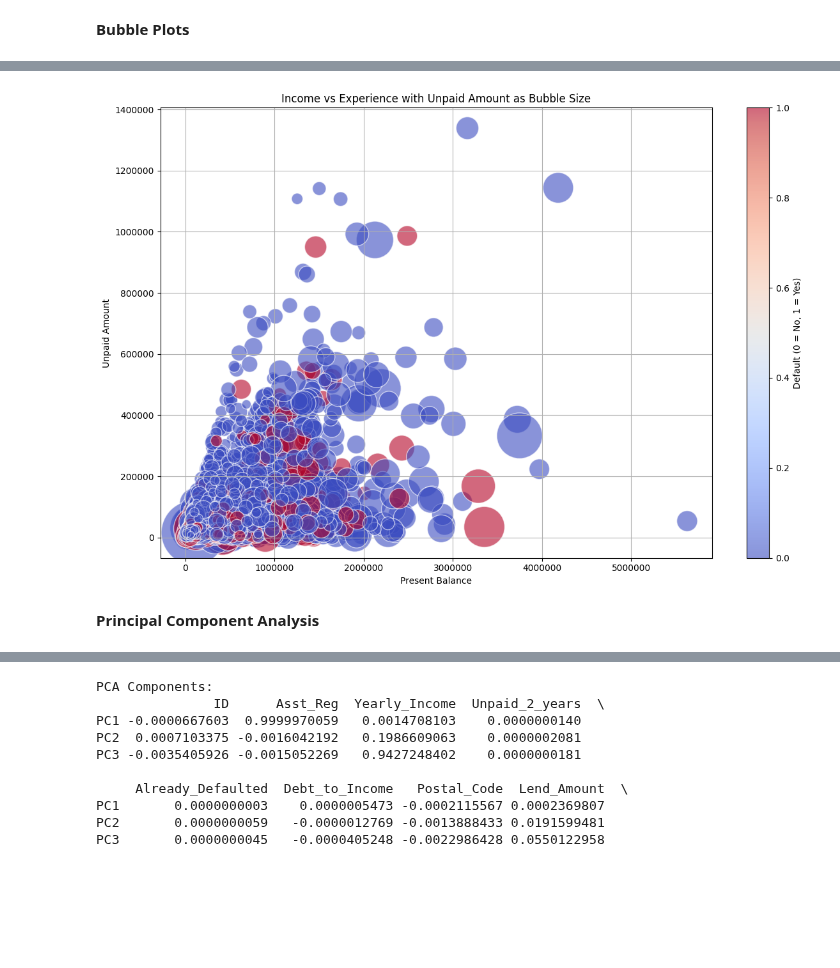
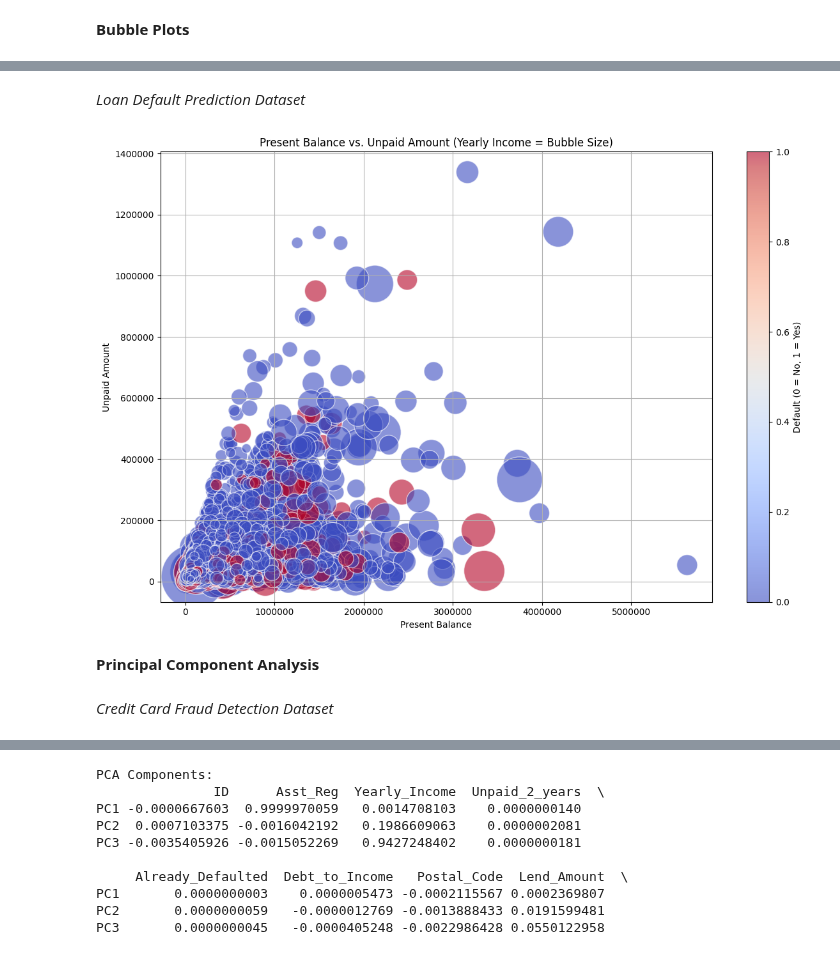
Before and after one commit to makenna-e/bu-cds-dx699s-summer-2025-assignments, a Jupyter notebook: OMDS-ModB2-Week9-Ehrlich-Makenna.ipynb, the cells around one changed output, grey strips where cells are left out. Saved outputs shown, nothing was run; the diff lists cells and outputs as text; code cells hidden in the pictures; blank space fills up the shorter version.

```diff
--- a/OMDS-ModB2-Week9-Ehrlich-Makenna.ipynb
+++ b/OMDS-ModB2-Week9-Ehrlich-Makenna.ipynb
@@ -93,25 +172,29 @@ plt.show()
+# %% [markdown]
+*Loan Default Prediction Dataset*
 # %%
+# Trying to show the distribution of loan defaults based on the present balance and unpaid amount
 plt.figure(figsize=(12, 8))
 bubble = plt.scatter(
     df_loan['Present_Balance'],
     df_loan['Unpaid_Amount'],
     s=df_loan['Yearly_Income'] / 1000,  # Scaling
     c=df_loan["Default"],
     cmap='coolwarm',
     alpha=0.6,
     edgecolors='w'
 )
 
+# Labels and titles
 plt.xlabel("Present Balance")
 plt.ylabel("Unpaid Amount")
-plt.title("Income vs Experience with Unpaid Amount as Bubble Size")
+plt.title("Present Balance vs. Unpaid Amount (Yearly Income = Bubble Size)")
 plt.grid(True)
 plt.colorbar(label="Default (0 = No, 1 = Yes)")
 plt.ticklabel_format(style='plain', axis='both')
 plt.tight_layout()
 plt.show()
 # %% [output]
-[figure, old version]
+[figure, new version]
 # %% [markdown]
 **Principal Component Analysis**
 # %%
@@ -118,0 +204,2 @@ from sklearn.decomposition import PCA
+# %% [markdown]
+*Credit Card Fraud Detection Dataset*
```
Also changed, not shown: parts of 33 cells of this notebook, 7 other files.
